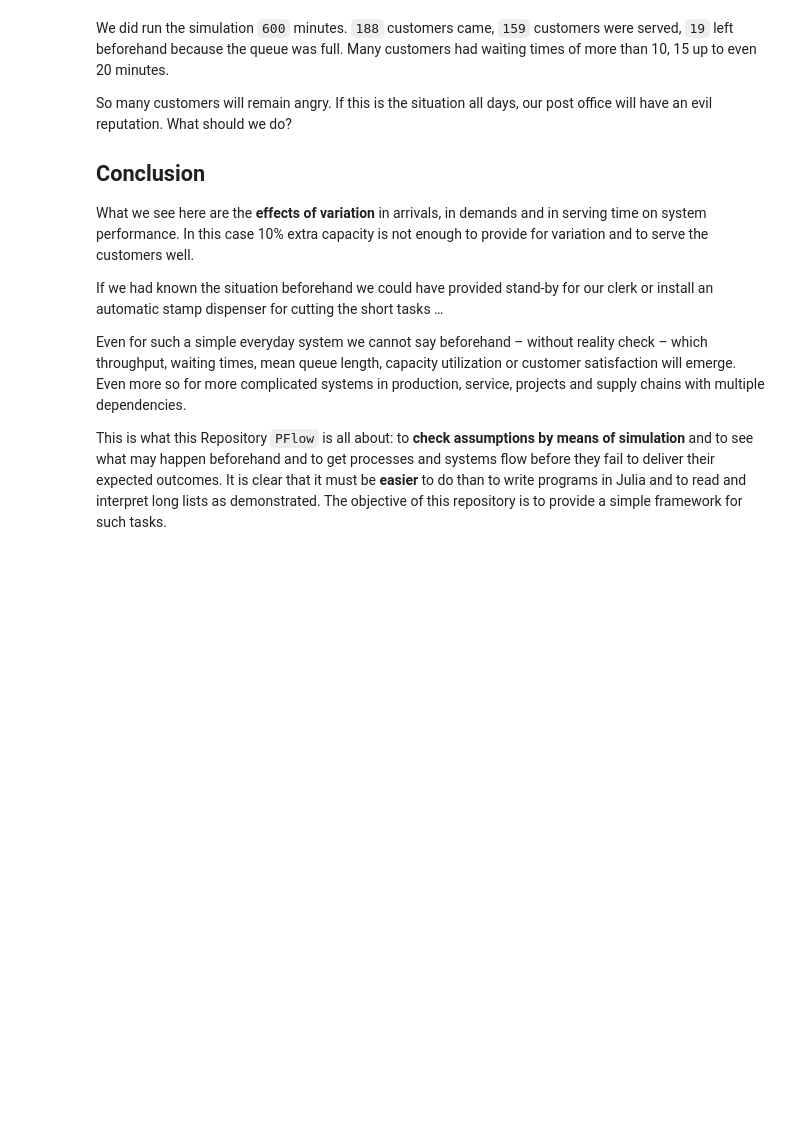
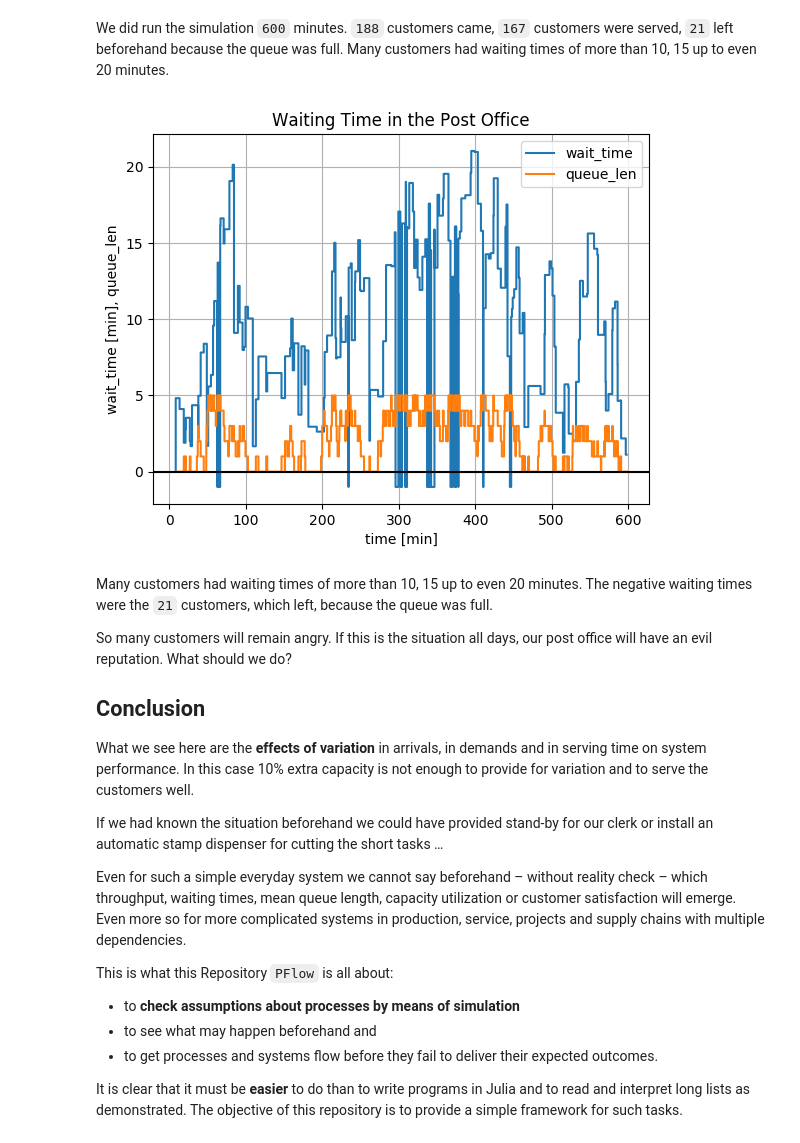
Before and after one commit to pbayer/ProcessFlows.jl, a Jupyter notebook: 01 A Post Office.ipynb, the cells around one changed output. Cells and saved outputs as stored; diff of their text form; code cells hidden in the pictures; blank space fills up the shorter version.

Commit message:
added logging and visualization

```diff
--- a/01 A Post Office.ipynb
+++ b/01 A Post Office.ipynb
@@ -74,5 +124,19 @@ Int64[] yet in queue
+# %% [markdown]
+We did run the simulation `600` minutes. `188` customers came, `167` customers were served, `21` left beforehand because the queue was full. Many customers had waiting times of more than 10, 15 up to even 20 minutes.
+# %%
+using PyPlot
+step(d[:time], d[:wait_time])
+step(d[:time], d[:queue_len])
+axhline(y=0, color="k")
+grid()
+xlabel("time [min]")
+ylabel("wait_time [min], queue_len")
+title("Waiting Time in the Post Office")
+legend(["wait_time", "queue_len"]);
+# %% [output]
+[figure, added]
 # %% [markdown]
-We did run the simulation `600` minutes. `188` customers came, `159` customers were served, `19` left beforehand because the queue was full. Many customers had waiting times of more than 10, 15 up to even 20 minutes.
+Many customers had waiting times of more than 10, 15 up to even 20 minutes. The negative waiting times were the `21` customers, which left, because the queue was full.
 
 So many customers will remain angry. If this is the situation all days, our post office will have an evil reputation. What should we do?
 
@@ -84,4 +148,10 @@ If we had known the situation beforehand we could have provided stand-by for our
 
 Even for such a simple everyday system we cannot say beforehand – without reality check – which throughput, waiting times, mean queue length, capacity utilization or customer satisfaction will emerge. Even more so for more complicated systems in production, service, projects and supply chains with multiple dependencies.
 
-This is what this Repository `PFlow` is all about: to **check assumptions by means of simulation** and to see what may happen beforehand and to get processes and systems flow before they fail to deliver their expected outcomes. It is clear that it must be **easier** to do than to write programs in Julia and to read and interpret long lists as demonstrated. The objective of this repository is to provide a simple framework for such tasks.
+This is what this Repository `PFlow` is all about:
+
+- to **check assumptions about processes by means of simulation**
+- to see what may happen beforehand and
+- to get processes and systems flow before they fail to deliver their expected outcomes.
+
+It is clear that it must be **easier** to do than to write programs in Julia and to read and interpret long lists as demonstrated. The objective of this repository is to provide a simple framework for such tasks.
```
Also changed, not shown: parts of 5 cells of this notebook.
